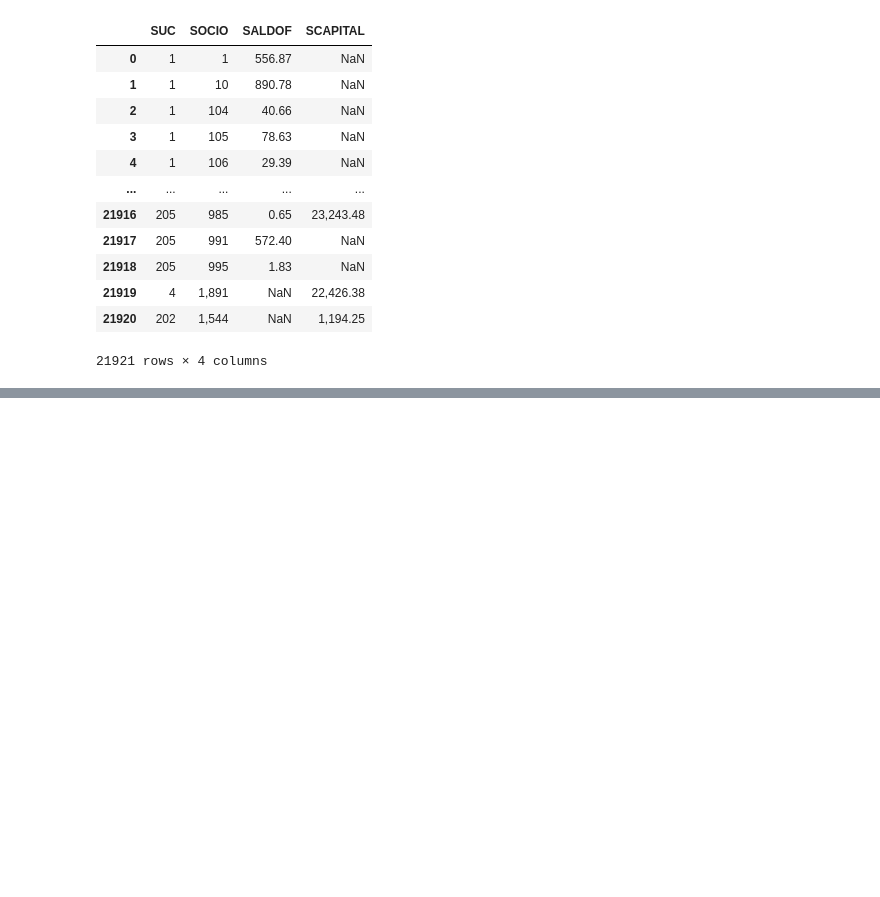
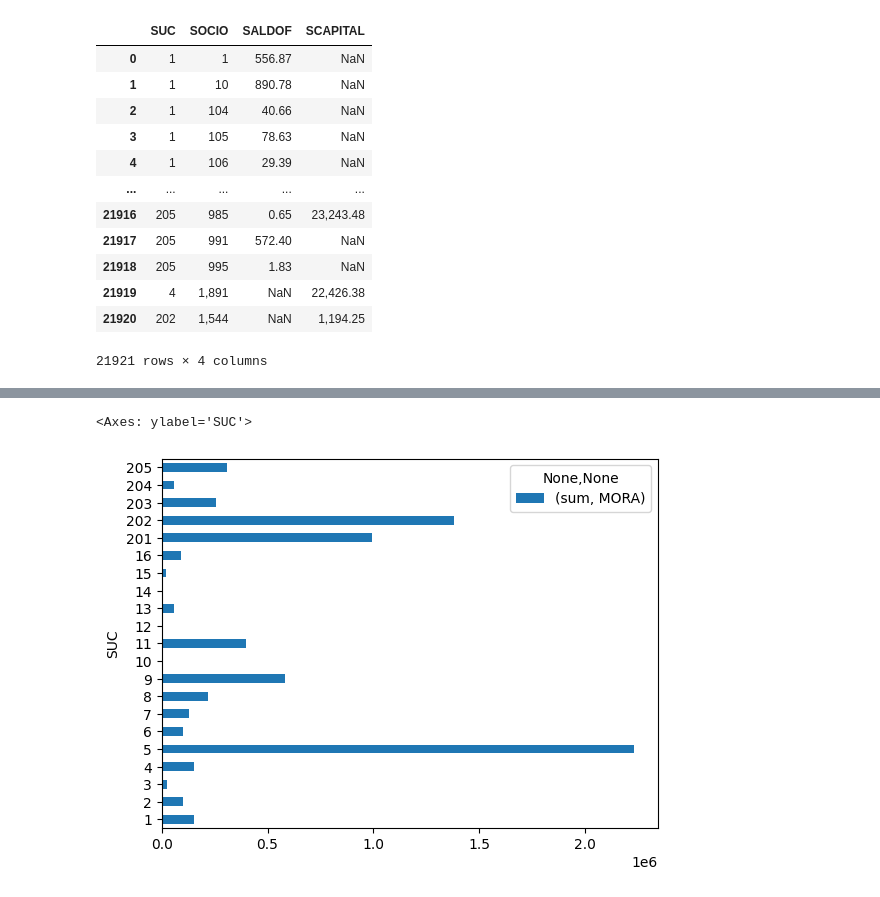
Before and after one commit to guamoshtli/Pandas, a Jupyter notebook: isis.ipynb, the cells around one changed output, grey strips where cells are left out. Cells and saved outputs as stored; diff of their text form; code cells hidden in the pictures; blank space fills up the shorter version.

```diff
--- a/isis.ipynb
+++ b/isis.ipynb
@@ -210,3 +208,7 @@ result
 21921 rows × 4 columns
 # %%
 result.to_csv('./cred_capt2.csv')
+# %%
+credito['MORA']= credito['MORA'].str.replace(',', '').astype(float)
+# %%
+credito['SCAPITAL'] = credito['SCAPITAL'].str.replace(',', '').astype(float)
@@ -212,0 +232,3 @@ result.to_csv('./cred_capt2.csv')
+# %%
+mora_sum= credito.pivot_table(index=['SUC'], values='MORA', aggfunc=['sum'], sort=True )
+mora_sum
@@ -212,0 +255,5 @@ result.to_csv('./cred_capt2.csv')
+# %%
+mora_sum.plot(kind='barh')
+# %% [output]
+<Axes: ylabel='SUC'>
+[figure, added]
```
Also changed, not shown: parts of 20 cells of this notebook, 3 other files.
